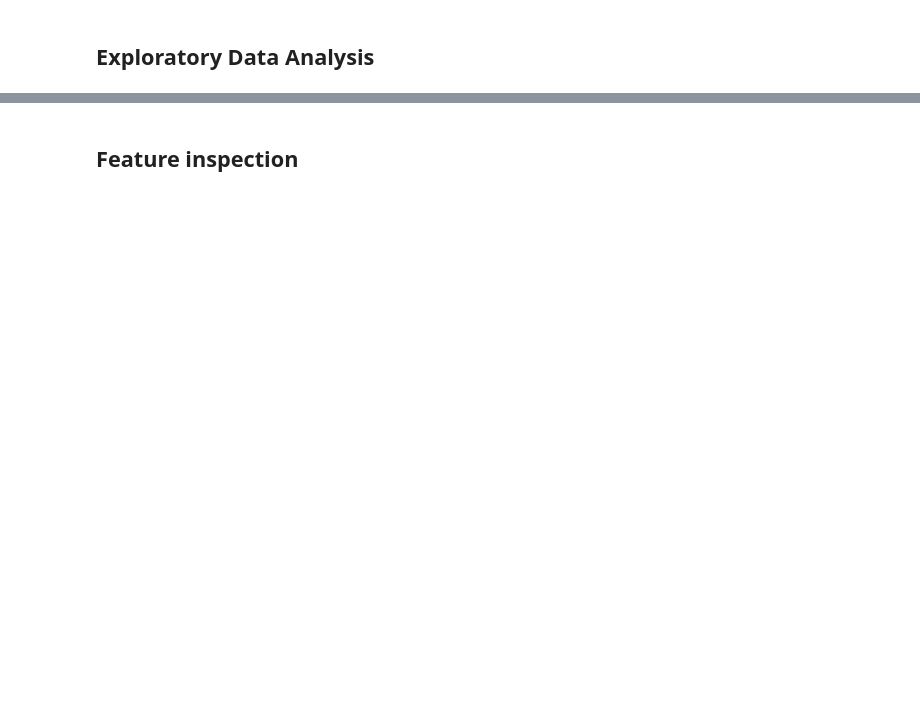
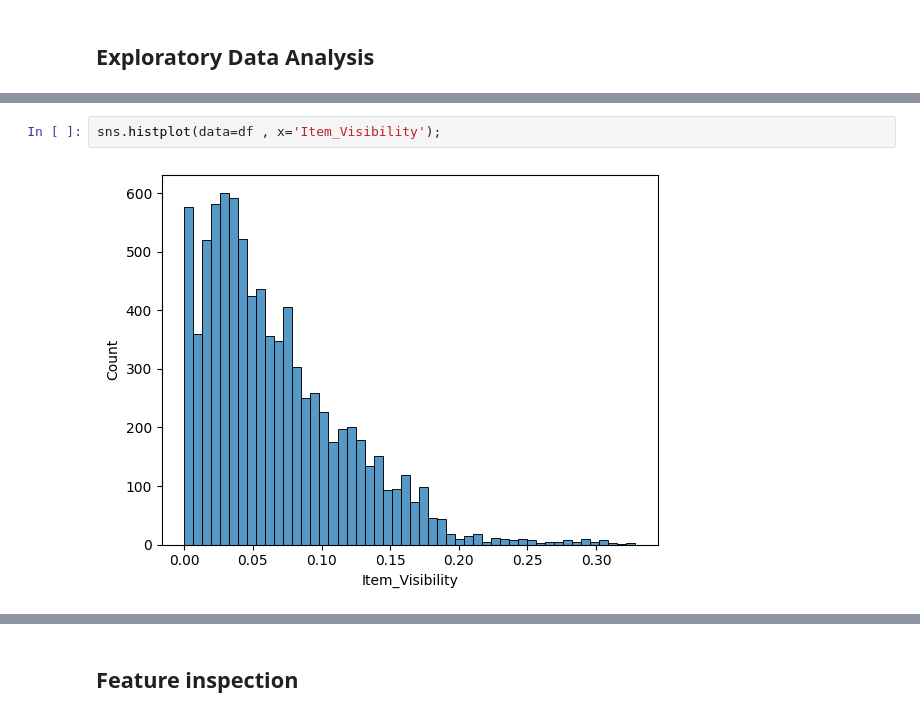
Before and after one commit to lena-33/Prediction_of_Product_Sales, a Jupyter notebook: Prediction_of_Product_Sales.ipynb, the cells around one changed output, grey strips where cells are left out. Cells and saved outputs as stored; diff of their text form; blank space fills up the shorter version.

```diff
--- a/Prediction_of_Product_Sales.ipynb
+++ b/Prediction_of_Product_Sales.ipynb
@@ -214,0 +237,4 @@ df.describe().round(2)
+# %%
+sns.histplot(data=df , x='Item_Visibility');
+# %% [output]
+[figure, added]
```
Also changed, not shown: parts of 22 cells of this notebook.
